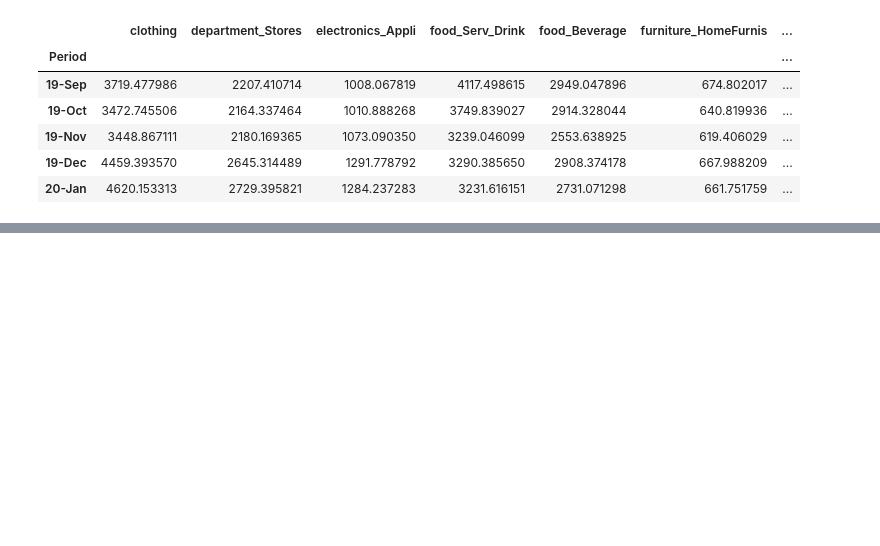
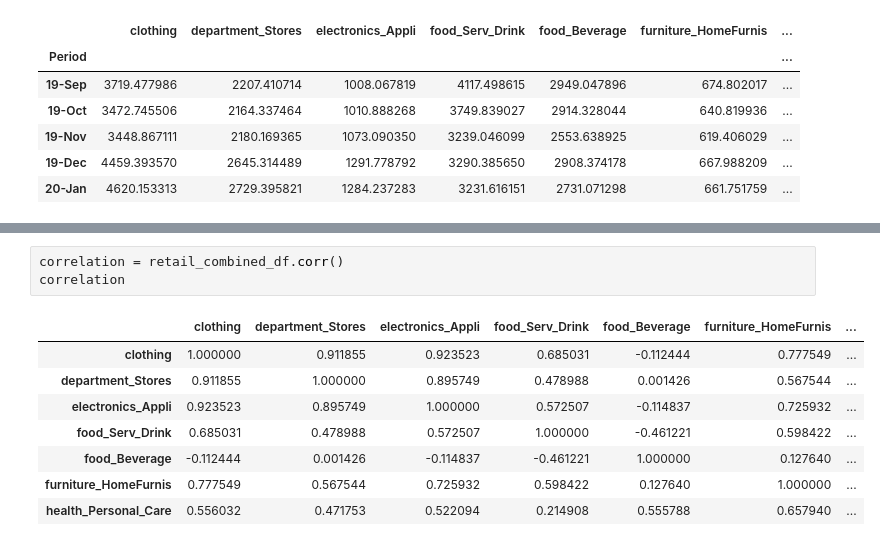
Before and after one commit to Billieo/pandemic_pandas, a Jupyter notebook: notebooks/Billie.ipynb, the cells around one changed output, grey strips where cells are left out. Saved outputs shown, nothing was run; the diff lists cells and outputs as text; blank space fills up the shorter version.

```diff
--- a/notebooks/Billie.ipynb
+++ b/notebooks/Billie.ipynb
@@ -117,0 +138,12 @@ rolling_combined_df.head()
+# %%
+correlation = retail_combined_df.corr()
+correlation
+# %% [output]
+|  | clothing | department_Stores | electronics_Appli | food_Serv_Drink | food_Beverage | furniture_HomeFurnis | ... |
+| clothing | 1.000000 | 0.911855 | 0.923523 | 0.685031 | -0.112444 | 0.777549 | ... |
+| department_Stores | 0.911855 | 1.000000 | 0.895749 | 0.478988 | 0.001426 | 0.567544 | ... |
+| electronics_Appli | 0.923523 | 0.895749 | 1.000000 | 0.572507 | -0.114837 | 0.725932 | ... |
+| food_Serv_Drink | 0.685031 | 0.478988 | 0.572507 | 1.000000 | -0.461221 | 0.598422 | ... |
+| food_Beverage | -0.112444 | 0.001426 | -0.114837 | -0.461221 | 1.000000 | 0.127640 | ... |
+| furniture_HomeFurnis | 0.777549 | 0.567544 | 0.725932 | 0.598422 | 0.127640 | 1.000000 | ... |
+| health_Personal_Care | 0.556032 | 0.471753 | 0.522094 | 0.214908 | 0.555788 | 0.657940 | ... |
```
Also changed, not shown: parts of 5 cells of this notebook.
